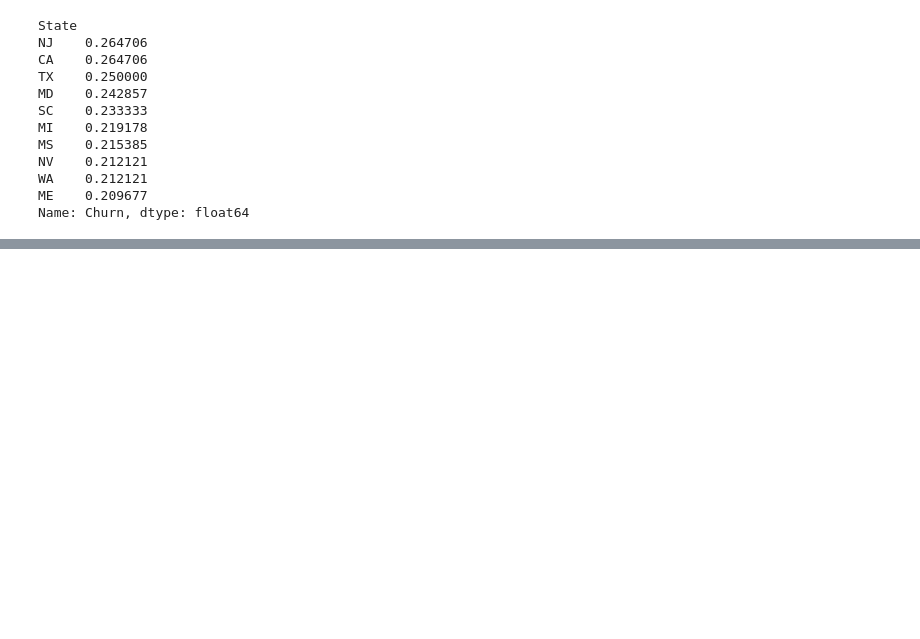
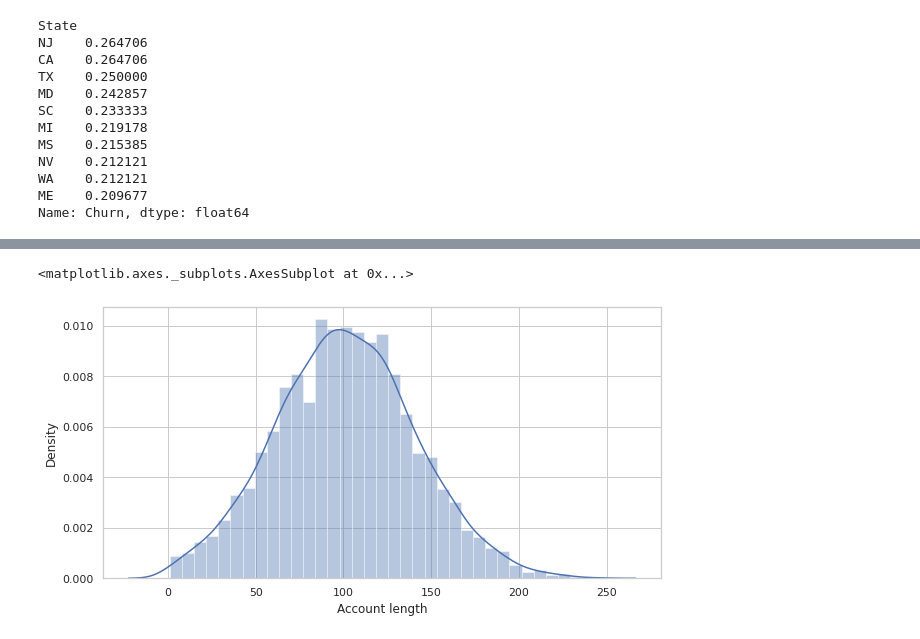
Before and after one commit to Ankitgpt357/EDA-telecom_churn-analysis2, a Jupyter notebook: My_EDA_telecom_churn_analysis.ipynb, the cells around one changed output, grey strips where cells are left out. Saved outputs shown, nothing was run; the diff lists cells and outputs as text; code cells hidden in the pictures; blank space fills up the shorter version.

```diff
--- a/My_EDA_telecom_churn_analysis.ipynb
+++ b/My_EDA_telecom_churn_analysis.ipynb
@@ -414,0 +464,6 @@ Name: Churn, dtype: float64
+# %%
+#Account length vs Churn
+sns.distplot(telecom['Account length'])
+# %% [output]
+<matplotlib.axes._subplots.AxesSubplot at 0x...>
+[figure, added]
```
Also changed, not shown: parts of 26 cells of this notebook.
